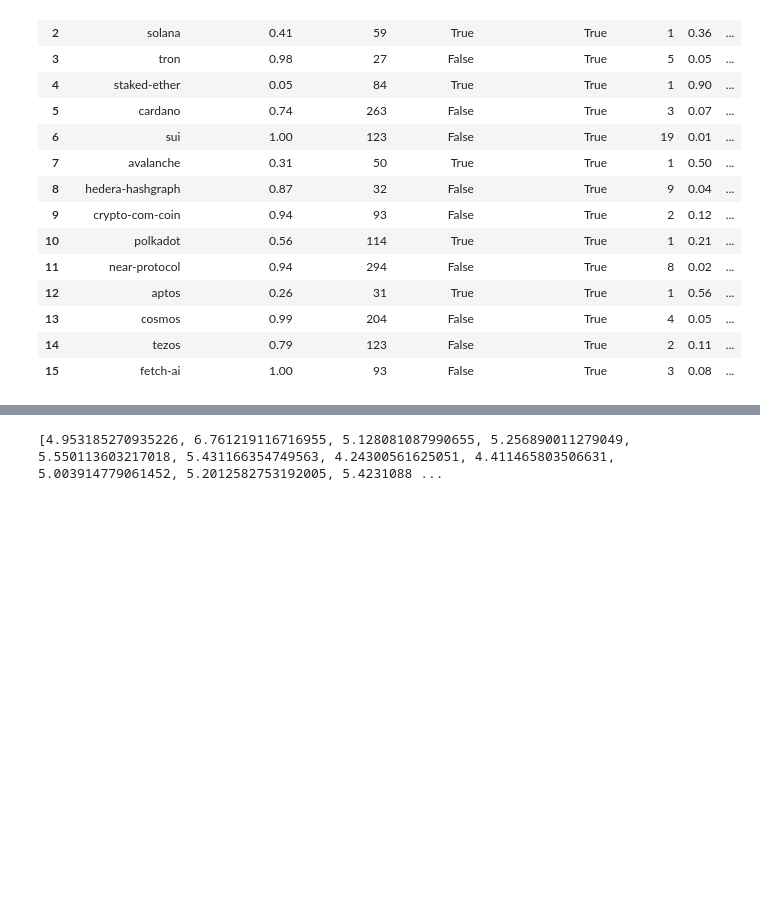
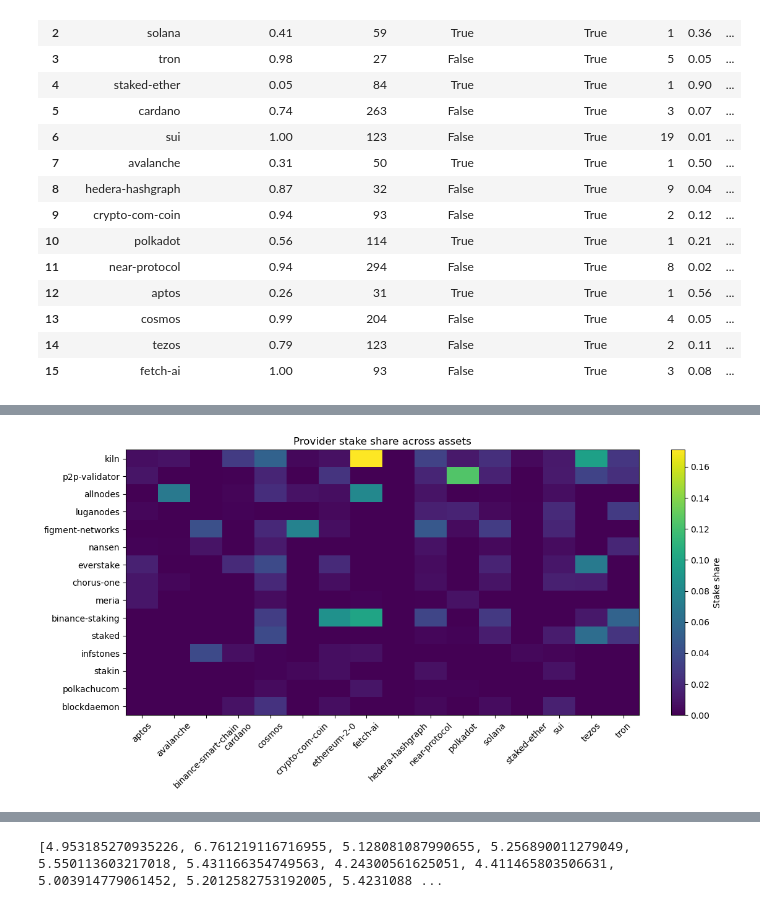
Before and after one commit to schwmi/StakingProviderConcentrationAnalysis, a Jupyter notebook: StakingRewardsExperiments.ipynb, the cells around one changed output, grey strips where cells are left out. Saved outputs shown, nothing was run; the diff lists cells and outputs as text; code cells hidden in the pictures; blank space fills up the shorter version.

```diff
--- a/StakingRewardsExperiments.ipynb
+++ b/StakingRewardsExperiments.ipynb
@@ -821,3 +899,30 @@ display(df)
+# %%
+pivot = provider_asset_df.pivot_table(
+    index="provider",
+    columns="asset",
+    values="stake_share_in_asset",
+    aggfunc="max",
+    fill_value=0.0,
+)
+
+# focus on top providers
+top_providers = (
+    provider_cross
+    .head(15)["provider"]
+)
+
+pivot = pivot.loc[top_providers]
+
+plt.figure(figsize=(12, 6))
+plt.imshow(pivot, aspect="auto")
+plt.colorbar(label="Stake share")
+plt.xticks(range(len(pivot.columns)), pivot.columns, rotation=45)
+plt.yticks(range(len(pivot.index)), pivot.index)
+plt.title("Provider stake share across assets")
+plt.tight_layout()
+plt.show()
+# %% [output]
+[figure, added]
 # %%
 resp = client.get_provider_stake_shares(
     asset_slug="ethereum-2-0",
```
Also changed, not shown: parts of 5 cells of this notebook.
